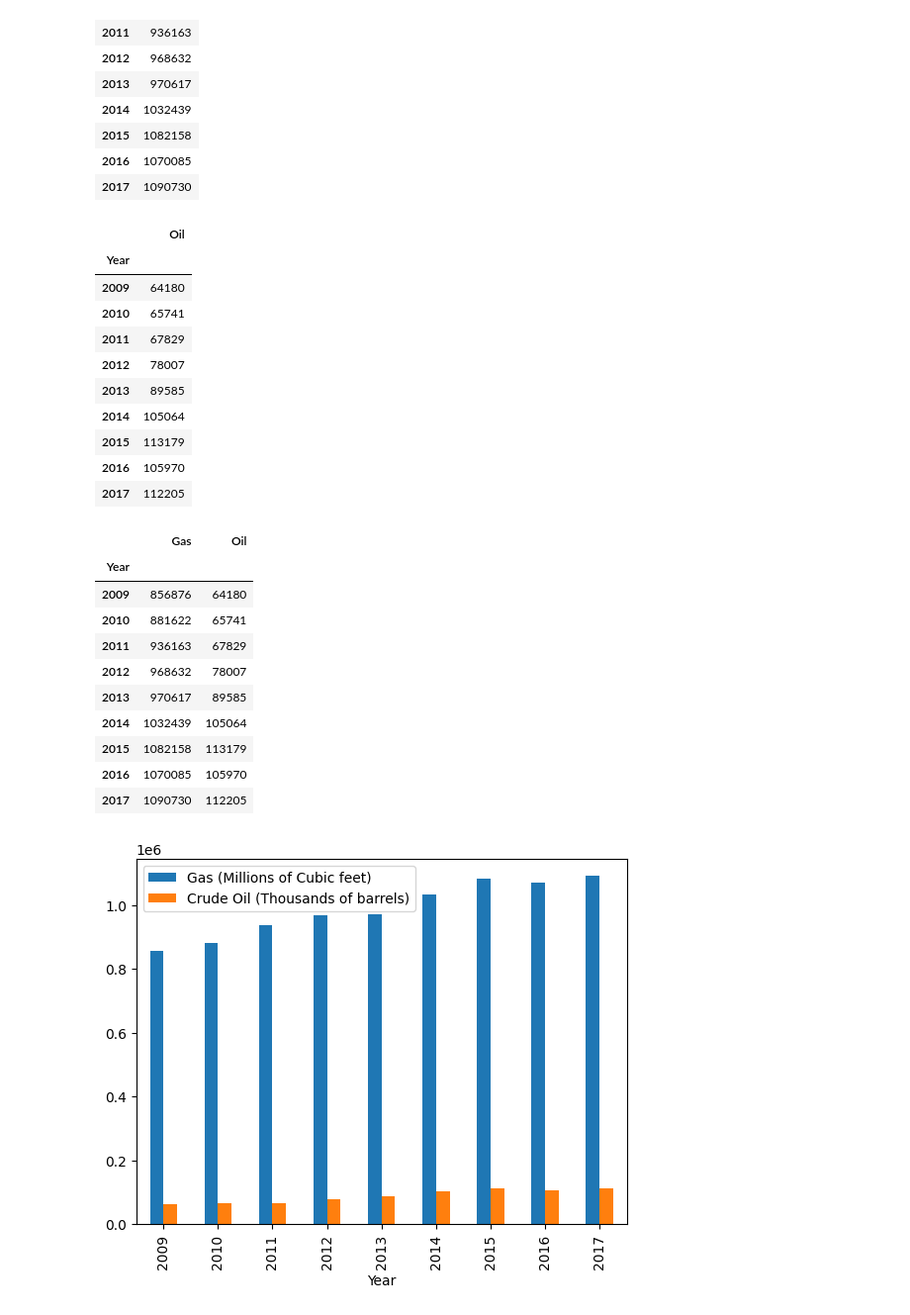
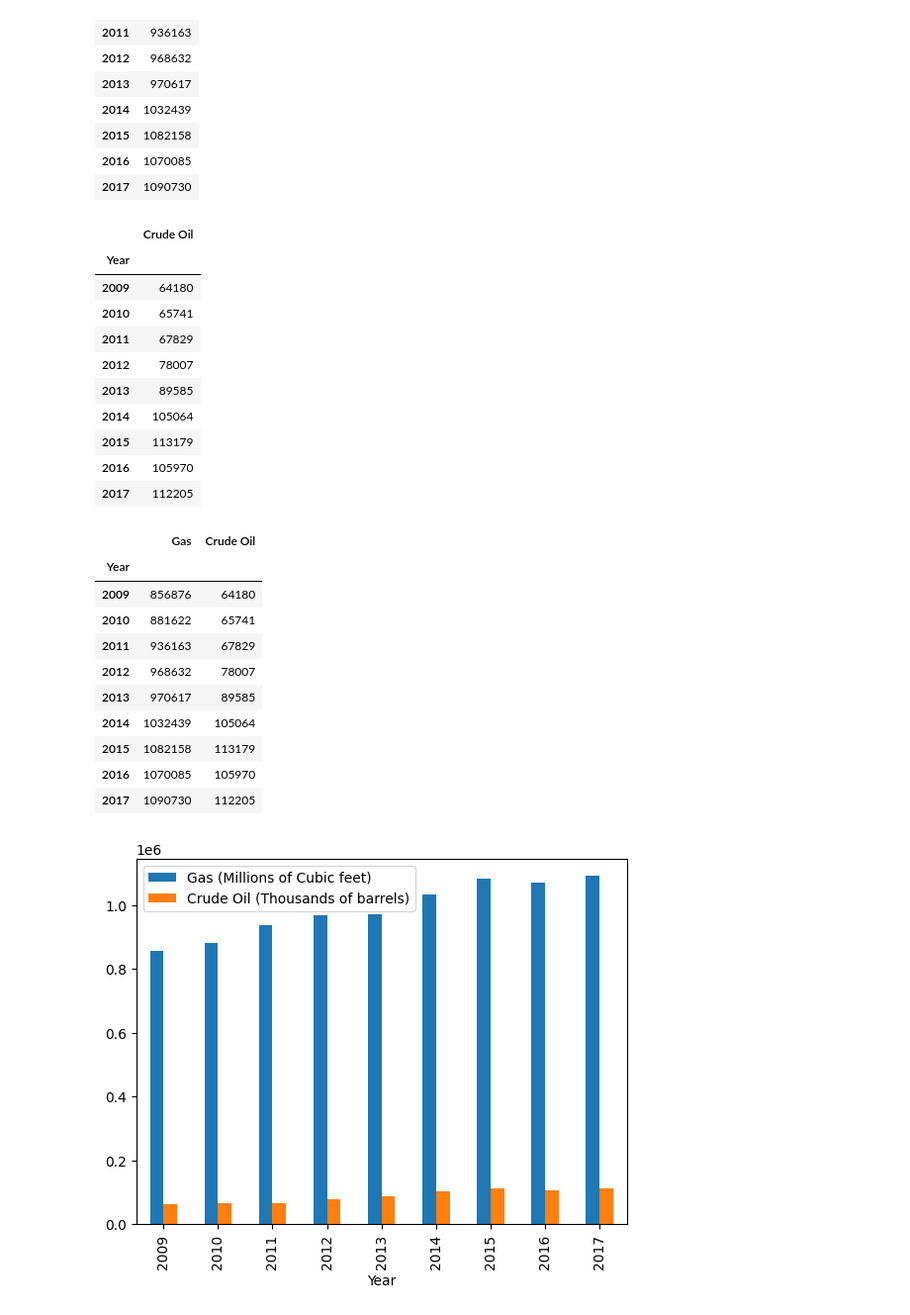
Before and after one commit to buseozgur/data-us-oil-and-gas-production, a Jupyter notebook: oil_and_gas.ipynb, the cells around one changed output. Shown at 99% size. Drawn from its saved outputs; the diff is of its cells as text; code cells hidden in the pictures.

Commit message:
Completed merged_dataframes step

```diff
--- a/oil_and_gas.ipynb
+++ b/oil_and_gas.ipynb
@@ -423,10 +423,10 @@ total_gas
 | 2016 | 1070085 |
 | 2017 | 1090730 |
 # %%
-total_oil = filtered_yearly_oil_df[["U.S. Crude Oil"]].rename(columns = {"U.S. Crude Oil": "Oil"})
+total_oil = filtered_yearly_oil_df[["U.S. Crude Oil"]].rename(columns = {"U.S. Crude Oil": "Crude Oil"})
 total_oil
 # %% [output]
-|  | Oil |
+|  | Crude Oil |
 | Year |  |
 | 2009 | 64180 |
 | 2010 | 65741 |
@@ -441,7 +441,7 @@ total_oil
 merged_df = pd.concat([total_gas, total_oil], axis=1)
 merged_df
 # %% [output]
-|  | Gas | Oil |
+|  | Gas | Crude Oil |
 | Year |  |  |
 | 2009 | 856876 | 64180 |
 | 2010 | 881622 | 65741 |
```
Also changed, not shown: parts of 1 cell of this notebook.
